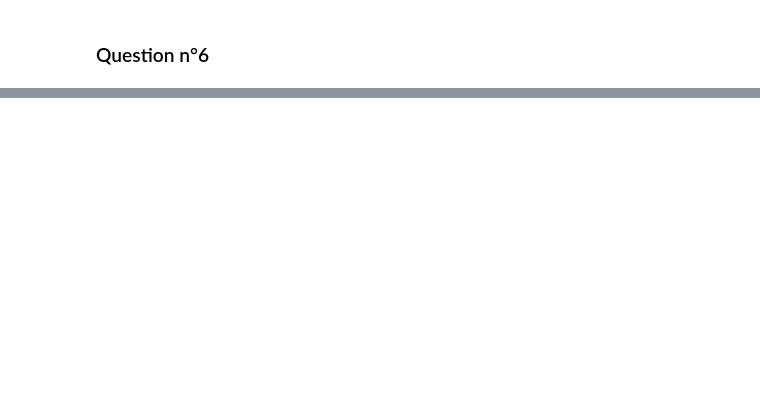
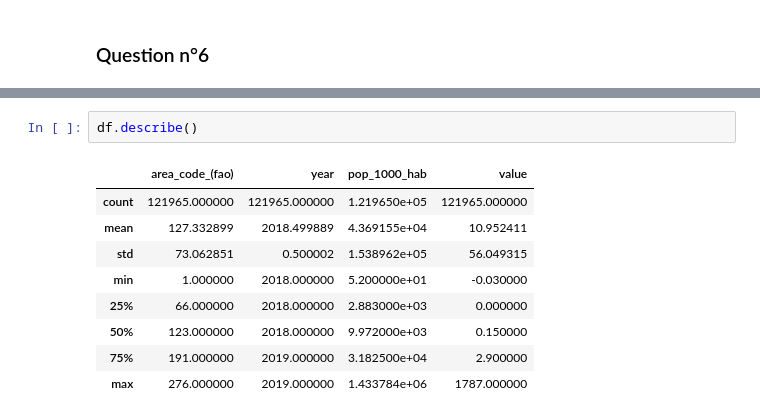
Before and after one commit to StevenDelval/PremierPasPandas, a Jupyter notebook: PremierPasPandas.ipynb, the cells around one changed output, grey strips where cells are left out. Saved outputs shown, nothing was run; the diff lists cells and outputs as text; blank space fills up the shorter version.

```diff
--- a/PremierPasPandas.ipynb
+++ b/PremierPasPandas.ipynb
@@ -143,0 +173,12 @@ df = df_product.merge(df_pop,on=["area_code_(fao)","year"])
+# %%
+df.describe()
+# %% [output]
+|  | area_code_(fao) | year | pop_1000_hab | value |
+| count | 121965.000000 | 121965.000000 | 1.219650e+05 | 121965.000000 |
+| mean | 127.332899 | 2018.499889 | 4.369155e+04 | 10.952411 |
+| std | 73.062851 | 0.500002 | 1.538962e+05 | 56.049315 |
+| min | 1.000000 | 2018.000000 | 5.200000e+01 | -0.030000 |
+| 25% | 66.000000 | 2018.000000 | 2.883000e+03 | 0.000000 |
+| 50% | 123.000000 | 2018.000000 | 9.972000e+03 | 0.150000 |
+| 75% | 191.000000 | 2019.000000 | 3.182500e+04 | 2.900000 |
+| max | 276.000000 | 2019.000000 | 1.433784e+06 | 1787.000000 |
```
Also changed, not shown: parts of 20 cells of this notebook.
